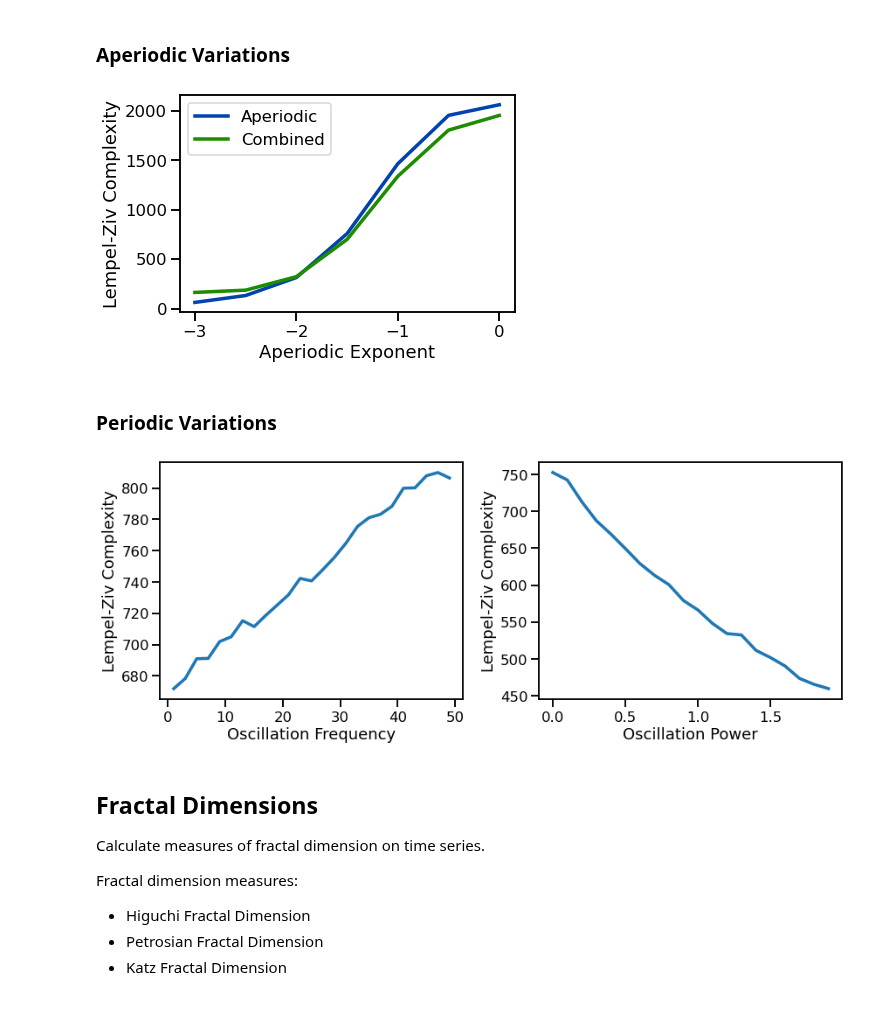
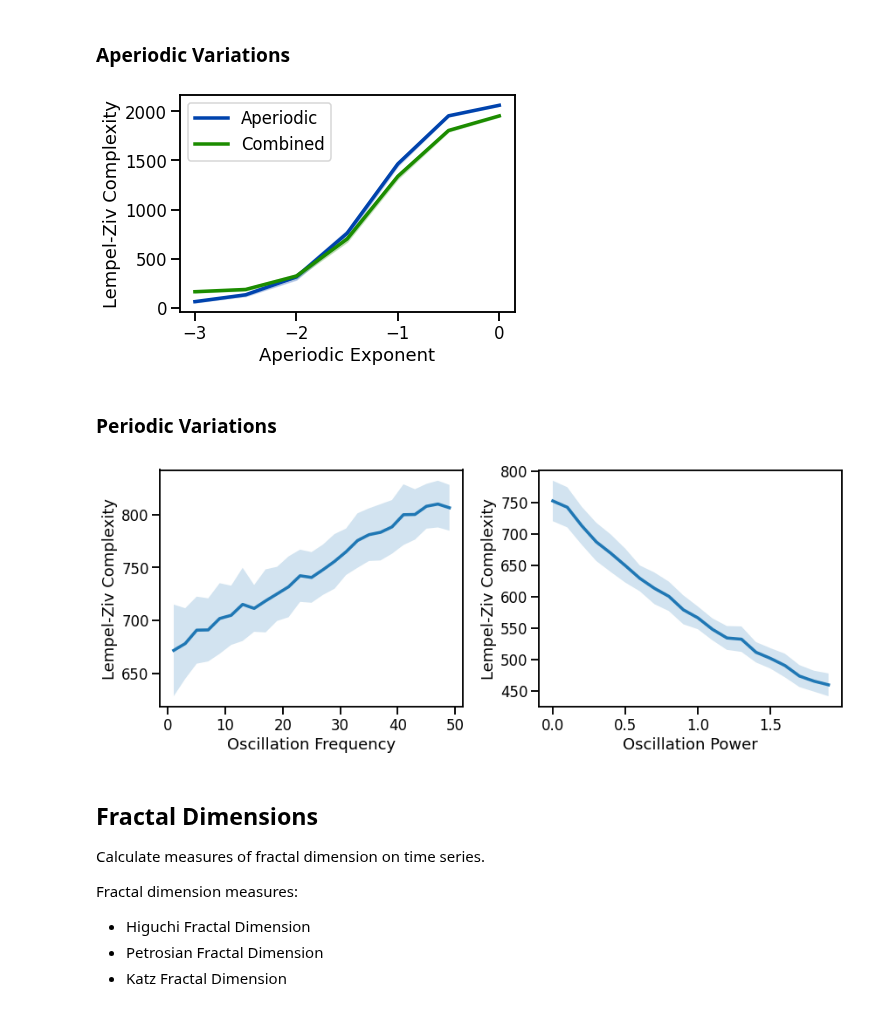
Before and after one commit to AperiodicMethods/AperiodicMethods, a Jupyter notebook: notebooks/15-Complexity.ipynb, the cells around one changed output. Saved outputs shown, nothing was run; the diff lists cells and outputs as text; code cells hidden in the pictures.

```diff
--- a/notebooks/15-Complexity.ipynb
+++ b/notebooks/15-Complexity.ipynb
@@ -210,32 +220,34 @@ lz_sims_comb = run_sims(sim_combined, SIM_PARAMS_COMB, lempelziv, LZ_PARAMS,
 # %%
 # Plot LZ complexity measures
-plot_lines(EXPS, lz_sims_exp, color=AP_COL, label='Aperiodic')
-plot_lines(EXPS, lz_sims_comb, color=COMB_COL, label='Combined')
+plot_lines(EXPS, lz_sims_exp, lz_sims_exp_var, color=AP_COL, label='Aperiodic')
+plot_lines(EXPS, lz_sims_comb, lz_sims_comb_var, color=COMB_COL, label='Combined')
 plot_lines(xlabel='Aperiodic Exponent', ylabel='Lempel-Ziv Complexity')
 plot_lines(save_fig=SAVE_FIG, file_name='lz_both', file_path='complexity')
 # %% [output]
-[figure, old version]
+[figure, new version]
 # %% [markdown]
 ### Periodic Variations
 # %%
 # Run a set of simulations, calculating LZ complexity across oscillation frequency
-lz_sims_freq = run_sims(sim_combined, SIM_PARAMS_COMB, lempelziv, LZ_PARAMS,
-                        update='update_freq', values=FREQS, n_sims=N_SIMS)
+outs = run_sims(sim_combined, SIM_PARAMS_COMB, lempelziv, LZ_PARAMS,
+                'update_freq', FREQS, N_SIMS, var_func=np.std)
+lz_sims_freq, lz_sims_freq_var = outs
 # %%
 # Run a set of simulations, calculating fractal dimension across oscillation power
-lz_sims_pow = run_sims(sim_combined, SIM_PARAMS_COMB, lempelziv, LZ_PARAMS,
-                       update='update_pow', values=POWERS, n_sims=N_SIMS)
+outs = run_sims(sim_combined, SIM_PARAMS_COMB, lempelziv, LZ_PARAMS,
+                'update_pow', POWERS, N_SIMS, var_func=np.std)
+lz_sims_pow, lz_sims_pow_var = outs
 # %%
 # Plot effect of oscillation variation on LZ complexity
 fig, axes = plt.subplots(1, 2, figsize=(14, 5))
-plot_lines(FREQS, lz_sims_freq, ax=axes[0])
+plot_lines(FREQS, lz_sims_freq, lz_sims_freq_var, ax=axes[0])
 plot_lines(xlabel='Oscillation Frequency', ylabel='Lempel-Ziv Complexity', ax=axes[0])
-plot_lines(POWERS, lz_sims_pow, ax=axes[1])
+plot_lines(POWERS, lz_sims_pow, lz_sims_pow_var, ax=axes[1])
 plot_lines(xlabel='Oscillation Power', ylabel='Lempel-Ziv Complexity', ax=axes[1])
 plt.subplots_adjust(wspace=0.25)
 plot_lines(save_fig=SAVE_FIG, file_name='lz_osc_both', file_path='complexity')
 # %% [output]
-[figure, old version]
+[figure, new version]
 # %% [markdown]
 ## Fractal Dimensions
 
```
Also changed, not shown: parts of 27 cells of this notebook, 4 other files.
